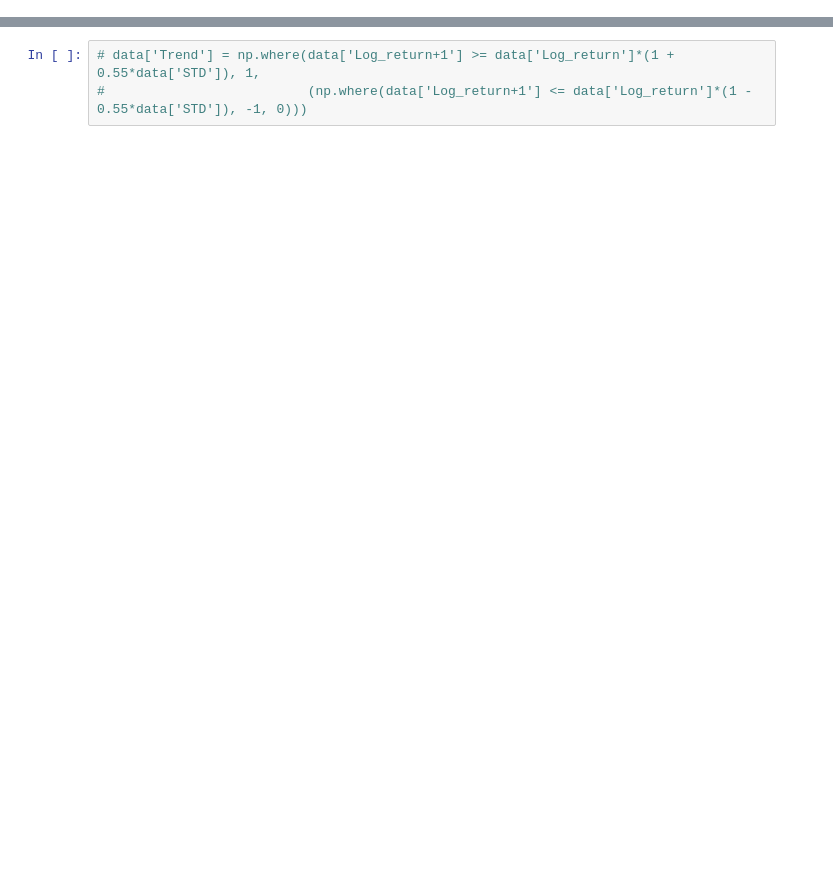
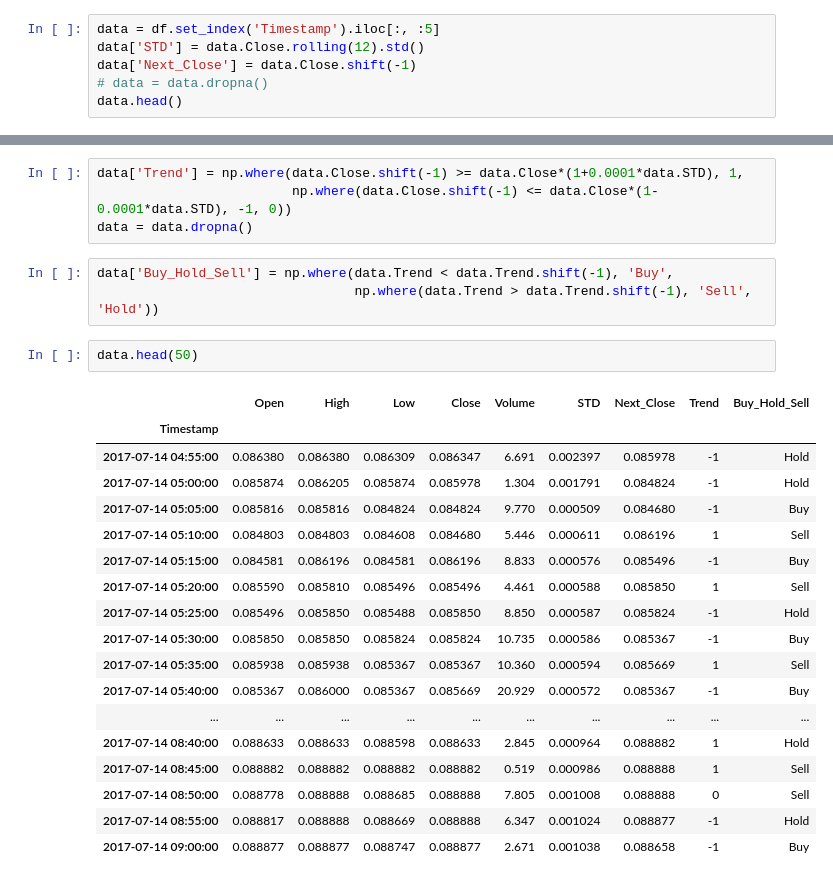
Before and after one commit to novis10813/Is-Technical-Indicator-Really-a-Thing-for-Deep-Learning, a Jupyter notebook: test.ipynb, the cells around one changed output, grey strips where cells are left out. Drawn from its saved outputs; the diff is of its cells as text; blank space fills up the shorter version.

```diff
--- a/test.ipynb
+++ b/test.ipynb
@@ -25,0 +30,6 @@ data.head()
+# %%
+data = df.set_index('Timestamp').iloc[:, :5]
+data['STD'] = data.Close.rolling(12).std()
+data['Next_Close'] = data.Close.shift(-1)
+# data = data.dropna()
+data.head()
@@ -26,3 +44,28 @@ data.head()
 # %%
-# data['Trend'] = np.where(data['Log_return+1'] >= data['Log_return']*(1 + 0.55*data['STD']), 1,
-#                          (np.where(data['Log_return+1'] <= data['Log_return']*(1 - 0.55*data['STD']), -1, 0)))
+data['Trend'] = np.where(data.Close.shift(-1) >= data.Close*(1+0.0001*data.STD), 1,
+                         np.where(data.Close.shift(-1) <= data.Close*(1-0.0001*data.STD), -1, 0))
+data = data.dropna()
+# %%
+data['Buy_Hold_Sell'] = np.where(data.Trend < data.Trend.shift(-1), 'Buy',
+                                 np.where(data.Trend > data.Trend.shift(-1), 'Sell', 'Hold'))
+# %%
+data.head(50)
+# %% [output]
+|  | Open | High | Low | Close | Volume | STD | Next_Close | Trend | Buy_Hold_Sell |
+| Timestamp |  |  |  |  |  |  |  |  |  |
+| 2017-07-14 04:55:00 | 0.086380 | 0.086380 | 0.086309 | 0.086347 | 6.691 | 0.002397 | 0.085978 | -1 | Hold |
+| 2017-07-14 05:00:00 | 0.085874 | 0.086205 | 0.085874 | 0.085978 | 1.304 | 0.001791 | 0.084824 | -1 | Hold |
+| 2017-07-14 05:05:00 | 0.085816 | 0.085816 | 0.084824 | 0.084824 | 9.770 | 0.000509 | 0.084680 | -1 | Buy |
+| 2017-07-14 05:10:00 | 0.084803 | 0.084803 | 0.084608 | 0.084680 | 5.446 | 0.000611 | 0.086196 | 1 | Sell |
+| 2017-07-14 05:15:00 | 0.084581 | 0.086196 | 0.084581 | 0.086196 | 8.833 | 0.000576 | 0.085496 | -1 | Buy |
+| 2017-07-14 05:20:00 | 0.085590 | 0.085810 | 0.085496 | 0.085496 | 4.461 | 0.000588 | 0.085850 | 1 | Sell |
+| 2017-07-14 05:25:00 | 0.085496 | 0.085850 | 0.085488 | 0.085850 | 8.850 | 0.000587 | 0.085824 | -1 | Hold |
+| 2017-07-14 05:30:00 | 0.085850 | 0.085850 | 0.085824 | 0.085824 | 10.735 | 0.000586 | 0.085367 | -1 | Buy |
+| 2017-07-14 05:35:00 | 0.085938 | 0.085938 | 0.085367 | 0.085367 | 10.360 | 0.000594 | 0.085669 | 1 | Sell |
+| 2017-07-14 05:40:00 | 0.085367 | 0.086000 | 0.085367 | 0.085669 | 20.929 | 0.000572 | 0.085367 | -1 | Buy |
+| ... | ... | ... | ... | ... | ... | ... | ... | ... | ... |
+| 2017-07-14 08:40:00 | 0.088633 | 0.088633 | 0.088598 | 0.088633 | 2.845 | 0.000964 | 0.088882 | 1 | Hold |
+| 2017-07-14 08:45:00 | 0.088882 | 0.088882 | 0.088882 | 0.088882 | 0.519 | 0.000986 | 0.088888 | 1 | Sell |
+| 2017-07-14 08:50:00 | 0.088778 | 0.088888 | 0.088685 | 0.088888 | 7.805 | 0.001008 | 0.088888 | 0 | Sell |
+| 2017-07-14 08:55:00 | 0.088817 | 0.088888 | 0.088669 | 0.088888 | 6.347 | 0.001024 | 0.088877 | -1 | Hold |
+| 2017-07-14 09:00:00 | 0.088877 | 0.088877 | 0.088747 | 0.088877 | 2.671 | 0.001038 | 0.088658 | -1 | Buy |
```
Also changed, not shown: parts of 10 cells of this notebook, 1 other file.
